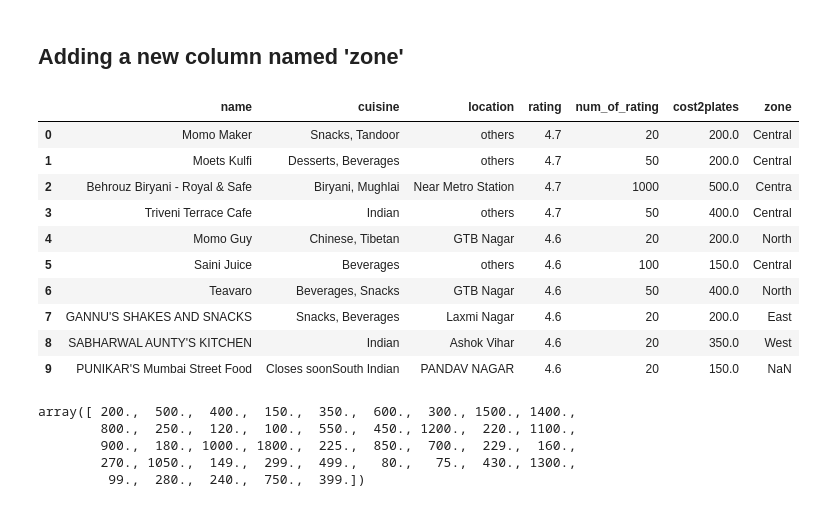
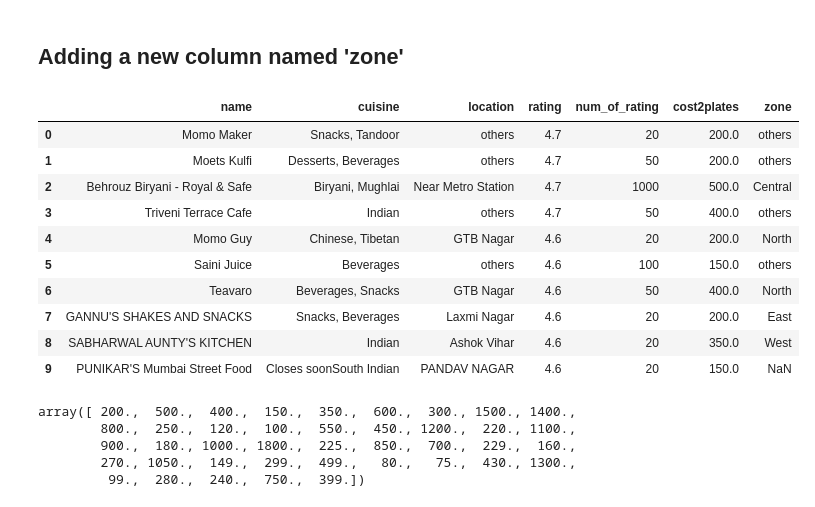
Before and after one commit to Ishaansh7/Swiggy-Analytics-Project, a Jupyter notebook: swiggy-analytics.ipynb, the cells around one changed output. Cells and saved outputs as stored; diff of their text form; code cells hidden in the pictures.

```diff
--- a/swiggy-analytics.ipynb
+++ b/swiggy-analytics.ipynb
@@ -349,22 +348,22 @@ array(['others', 'Near Metro Station', 'GTB Nagar', 'Laxmi Nagar',
 # %% [markdown]
 ## Adding a new column named 'zone'
 # %%
-zoneDict = {'others':'Central', 'GTB Nagar':'North', 'South Extension':'South', 'Connaught Place':'Central',
-       'Laxmi Nagar':'East','Near Metro Station':'Centra', 'Lajpat Nagar':'East','Ashok Vihar':'West','Daryaganj':'Central',
+zoneDict = {'others':'others', 'GTB Nagar':'North', 'South Extension':'South', 'Connaught Place':'Central',
+       'Laxmi Nagar':'East','Near Metro Station':'Central', 'Lajpat Nagar':'East','Ashok Vihar':'West','Daryaganj':'Central',
        'Gole Market':'Central', 'Kirti Nagar':'West', 'South Campus':'South',
        'Old Delhi':'Central', 'Safdarjung Enclave':'South', 'Mayur Vihar':'East', 'Defence Colony':'East',
        'Greater Kailash 2':'South', 'Karol Bagh':'Central', 'Nagar':'Central', 'Shahdara':'North',
        'Krishna Nagar':'East', 'R.K Puram':'South', 'Janakpuri':'West' }
 df["zone"] = df["location"].map(zoneDict)
 df.head(10)
 # %% [output]
 |  | name | cuisine | location | rating | num_of_rating | cost2plates | zone |
-| 0 | Momo Maker | Snacks, Tandoor | others | 4.7 | 20 | 200.0 | Central |
-| 1 | Moets Kulfi | Desserts, Beverages | others | 4.7 | 50 | 200.0 | Central |
-| 2 | Behrouz Biryani - Royal & Safe | Biryani, Mughlai | Near Metro Station | 4.7 | 1000 | 500.0 | Centra |
-| 3 | Triveni Terrace Cafe | Indian | others | 4.7 | 50 | 400.0 | Central |
+| 0 | Momo Maker | Snacks, Tandoor | others | 4.7 | 20 | 200.0 | others |
+| 1 | Moets Kulfi | Desserts, Beverages | others | 4.7 | 50 | 200.0 | others |
+| 2 | Behrouz Biryani - Royal & Safe | Biryani, Mughlai | Near Metro Station | 4.7 | 1000 | 500.0 | Central |
+| 3 | Triveni Terrace Cafe | Indian | others | 4.7 | 50 | 400.0 | others |
 | 4 | Momo Guy | Chinese, Tibetan | GTB Nagar | 4.6 | 20 | 200.0 | North |
-| 5 | Saini Juice | Beverages | others | 4.6 | 100 | 150.0 | Central |
+| 5 | Saini Juice | Beverages | others | 4.6 | 100 | 150.0 | others |
 | 6 | Teavaro | Beverages, Snacks | GTB Nagar | 4.6 | 50 | 400.0 | North |
 | 7 | GANNU'S SHAKES AND SNACKS | Snacks, Beverages | Laxmi Nagar | 4.6 | 20 | 200.0 | East |
 | 8 | SABHARWAL AUNTY'S KITCHEN | Indian | Ashok Vihar | 4.6 | 20 | 350.0 | West |
```
Also changed, not shown: parts of 33 cells of this notebook.
